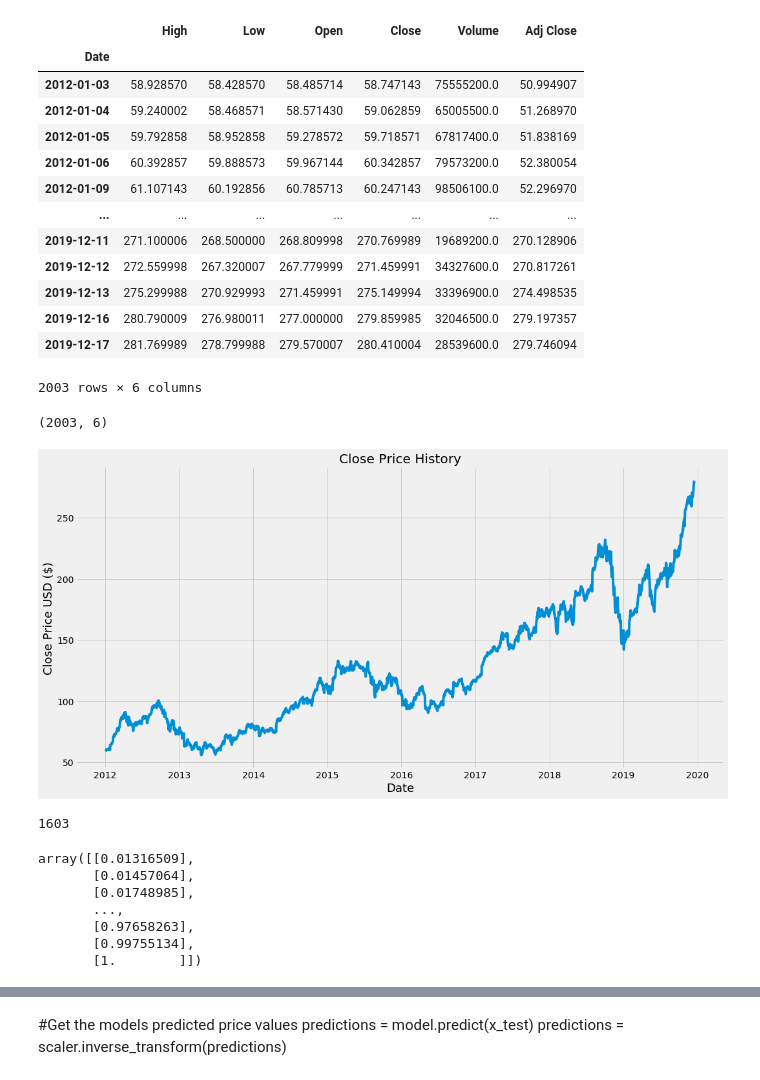
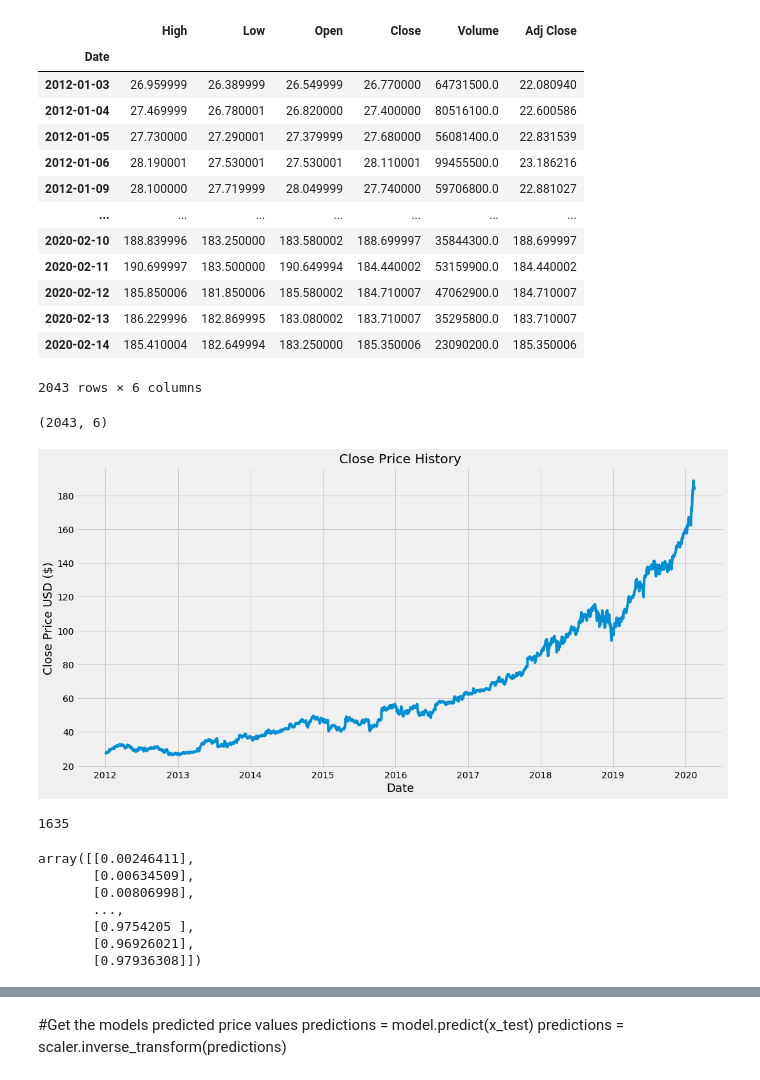
Before and after one commit to HrithikGoswami/pentium, a Jupyter notebook: Untitled0.ipynb, the cells around one changed output, grey strips where cells are left out. Saved outputs shown, nothing was run; the diff lists cells and outputs as text; code cells hidden in the pictures.

```diff
--- a/Untitled0.ipynb
+++ b/Untitled0.ipynb
@@ -19,27 +17,27 @@ We recommend you upgrade now or ensure your notebook will continue to use Tensor
 # %%
 #Get the stock quote
-df = web.DataReader('AAPL', data_source='yahoo', start='2012-01-01', end='2019-12-17')
+df = web.DataReader('MSFT', data_source='yahoo', start='2012-01-01', end='2020-02-15')
 #Show the data
 df
 # %% [output]
 |  | High | Low | Open | Close | Volume | Adj Close |
 | Date |  |  |  |  |  |  |
-| 2012-01-03 | 58.928570 | 58.428570 | 58.485714 | 58.747143 | 75555200.0 | 50.994907 |
-| 2012-01-04 | 59.240002 | 58.468571 | 58.571430 | 59.062859 | 65005500.0 | 51.268970 |
-| 2012-01-05 | 59.792858 | 58.952858 | 59.278572 | 59.718571 | 67817400.0 | 51.838169 |
-| 2012-01-06 | 60.392857 | 59.888573 | 59.967144 | 60.342857 | 79573200.0 | 52.380054 |
-| 2012-01-09 | 61.107143 | 60.192856 | 60.785713 | 60.247143 | 98506100.0 | 52.296970 |
+| 2012-01-03 | 26.959999 | 26.389999 | 26.549999 | 26.770000 | 64731500.0 | 22.080940 |
+| 2012-01-04 | 27.469999 | 26.780001 | 26.820000 | 27.400000 | 80516100.0 | 22.600586 |
+| 2012-01-05 | 27.730000 | 27.290001 | 27.379999 | 27.680000 | 56081400.0 | 22.831539 |
+| 2012-01-06 | 28.190001 | 27.530001 | 27.530001 | 28.110001 | 99455500.0 | 23.186216 |
+| 2012-01-09 | 28.100000 | 27.719999 | 28.049999 | 27.740000 | 59706800.0 | 22.881027 |
 | ... | ... | ... | ... | ... | ... | ... |
-| 2019-12-11 | 271.100006 | 268.500000 | 268.809998 | 270.769989 | 19689200.0 | 270.128906 |
-| 2019-12-12 | 272.559998 | 267.320007 | 267.779999 | 271.459991 | 34327600.0 | 270.817261 |
-| 2019-12-13 | 275.299988 | 270.929993 | 271.459991 | 275.149994 | 33396900.0 | 274.498535 |
-| 2019-12-16 | 280.790009 | 276.980011 | 277.000000 | 279.859985 | 32046500.0 | 279.197357 |
-| 2019-12-17 | 281.769989 | 278.799988 | 279.570007 | 280.410004 | 28539600.0 | 279.746094 |
+| 2020-02-10 | 188.839996 | 183.250000 | 183.580002 | 188.699997 | 35844300.0 | 188.699997 |
+| 2020-02-11 | 190.699997 | 183.500000 | 190.649994 | 184.440002 | 53159900.0 | 184.440002 |
+| 2020-02-12 | 185.850006 | 181.850006 | 185.580002 | 184.710007 | 47062900.0 | 184.710007 |
+| 2020-02-13 | 186.229996 | 182.869995 | 183.080002 | 183.710007 | 35295800.0 | 183.710007 |
+| 2020-02-14 | 185.410004 | 182.649994 | 183.250000 | 185.350006 | 23090200.0 | 185.350006 |
-2003 rows × 6 columns
+2043 rows × 6 columns
 # %%
 df.shape
 # %% [output]
-(2003, 6)
+(2043, 6)
 # %%
 #Visualize the closing price history
 plt.figure(figsize=(16,8))
@@ -49,32 +47,30 @@ plt.xlabel('Date', fontsize=18)
 plt.ylabel('Close Price USD ($)', fontsize=18)
 plt.show()
 # %% [output]
-[figure, old version]
+[figure, new version]
 # %%
-#Create a new dataframe with only the 'Close column
+#Create a new dataframe with only the Close column
 data = df.filter(['Close'])
 #Convert the dataframe to a numpy array
 dataset = data.values
 #Get the number of rows to train the model on
 training_data_len = math.ceil( len(dataset) * .8 )
-
 training_data_len
 # %% [output]
-1603
+1635
 # %%
 #Scale the data
 scaler = MinMaxScaler(feature_range=(0,1))
 scaled_data = scaler.fit_transform(dataset)
-
 scaled_data
 # %% [output]
-array([[0.01316509],
-       [0.01457064],
-       [0.01748985],
+array([[0.00246411],
+       [0.00634509],
+       [0.00806998],
        ...,
-       [0.97658263],
-       [0.99755134],
-       [1.        ]])
+       [0.9754205 ],
+       [0.96926021],
+       [0.97936308]])
 # %%
 #Create the training data set
 #Create the scaled training data set
```
Also changed, not shown: parts of 13 cells of this notebook.
